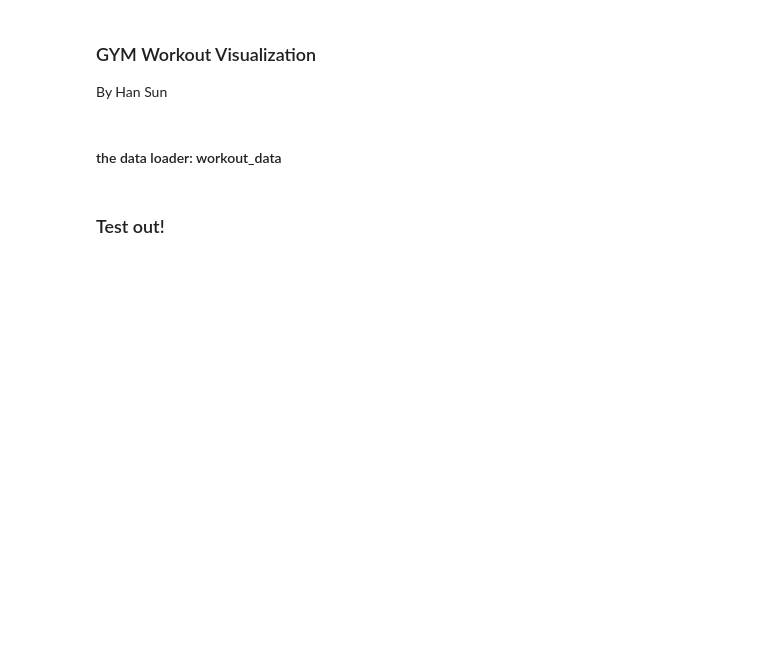
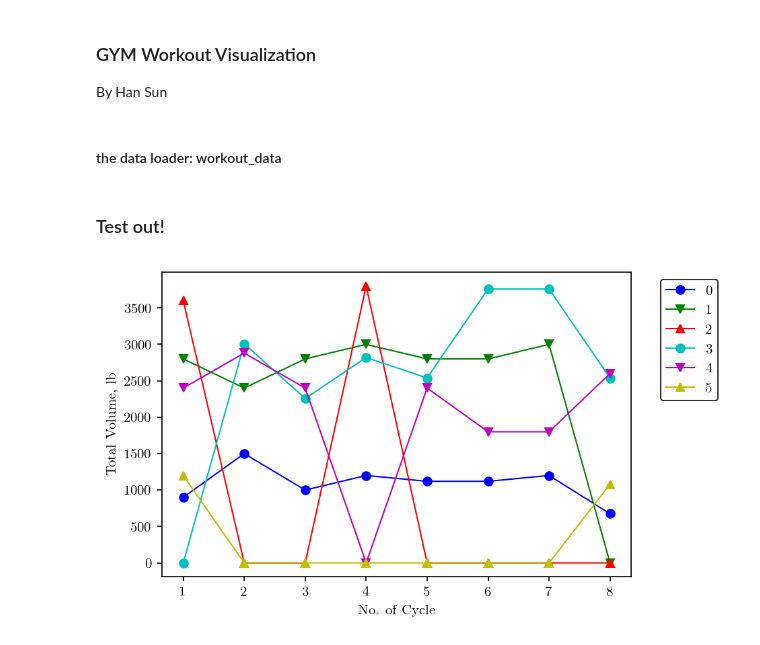
Before and after one commit to HanSunUCLA/My_Workout, a Jupyter notebook: my_workout.ipynb, the cells around one changed output. Drawn from its saved outputs; the diff is of its cells as text; code cells hidden in the pictures; blank space fills up the shorter version.

```diff
--- a/my_workout.ipynb
+++ b/my_workout.ipynb
@@ -62,4 +93,9 @@ class workout_data:
         return
 # %% [markdown]
 ### Test out!
+# %%
+my_workout = workout_data(1, 8)
+my_workout.visualize_part( 'Shoulder' )
+# %% [output]
+[figure, added]
 # %%
```
Also changed, not shown: parts of 4 cells of this notebook, 1 other file.
